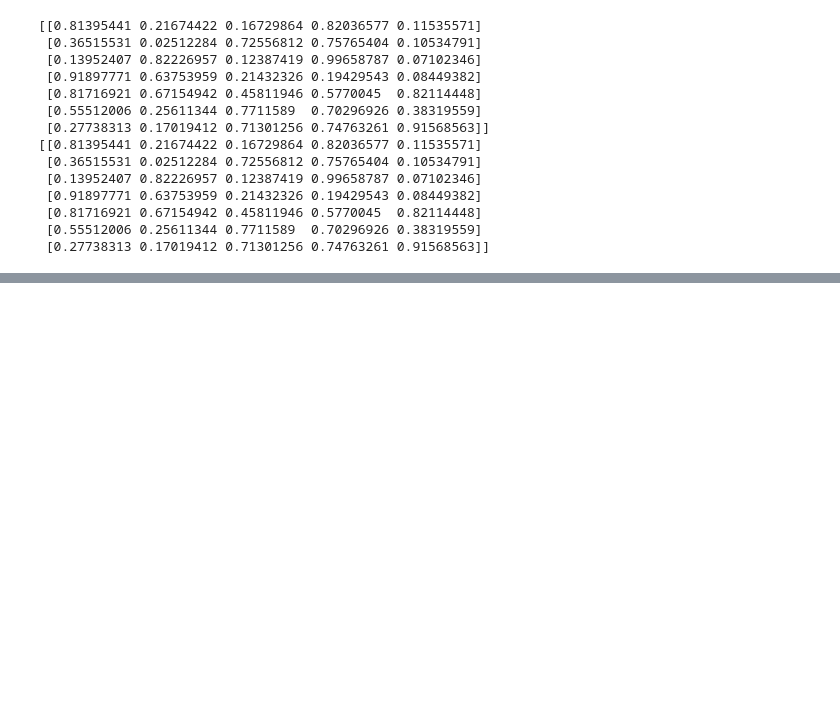
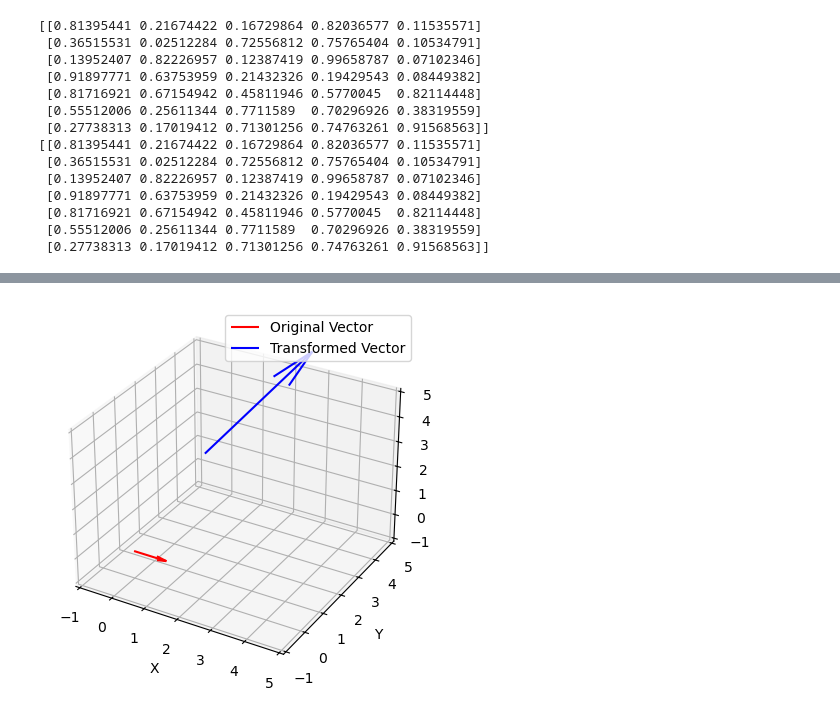
Before and after one commit to chenghuailin/trajectory_optimization_matrix_lie_groups, a Jupyter notebook: develop_general.ipynb, the cells around one changed output, grey strips where cells are left out. Cells and saved outputs as stored; diff of their text form; code cells hidden in the pictures; blank space fills up the shorter version.

```diff
--- a/develop_general.ipynb
+++ b/develop_general.ipynb
@@ -557,0 +507,36 @@ class ErrorStateSE3Dynamics(BaseDynamics):
+# %%
+import numpy as np
+import matplotlib.pyplot as plt
+from mpl_toolkits.mplot3d import Axes3D
+from scipy.spatial.transform import Rotation as R
+
+# Define the transformation
+translation = np.array([1, 2, 3])
+rotation = R.from_euler('z', 45, degrees=True)  # Rotate 45 degrees around Z-axis
+
+# Create vectors
+initial_vector = np.array([1, 0, 0])
+rotated_vector = rotation.apply(initial_vector)
+
+# Visualization
+fig = plt.figure()
+ax = fig.add_subplot(111, projection='3d')
+
+# Plot original vector
+ax.quiver(0, 0, 0, initial_vector[0], initial_vector[1], initial_vector[2], color='r', label='Original Vector')
+
+# Plot rotated vector
+ax.quiver(translation[0], translation[1], translation[2], rotated_vector[0] + translation[0], rotated_vector[1] + translation[1], rotated_vector[2] + translation[2], color='b', label='Transformed Vector')
+
+# Set axis labels and limits
+ax.set_xlabel('X')
+ax.set_ylabel('Y')
+ax.set_zlabel('Z')
+ax.set_xlim([-1, 5])
+ax.set_ylim([-1, 5])
+ax.set_zlim([-1, 5])
+ax.legend()
+
+plt.show()
+# %% [output]
+[figure, added]
```
Also changed, not shown: parts of 16 cells of this notebook, 1 other file.
